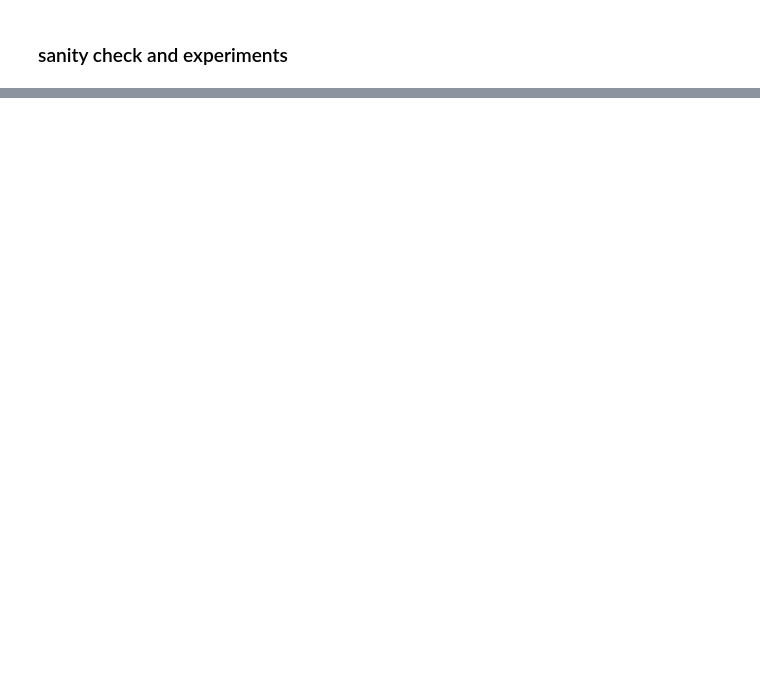
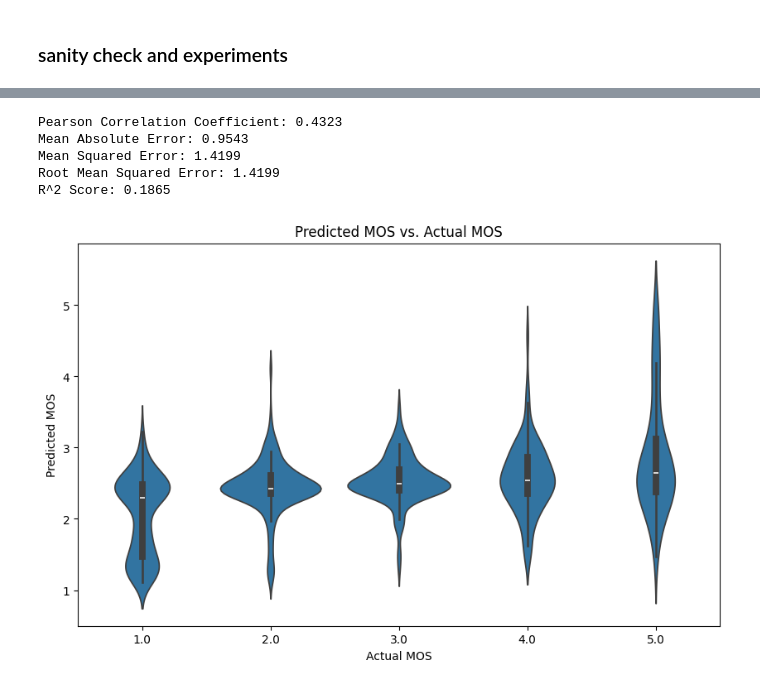
Before and after one commit to asosawelford/tesis, a Jupyter notebook: classifier/simple_mlp.ipynb, the cells around one changed output, grey strips where cells are left out. Cells and saved outputs as stored; diff of their text form; code cells hidden in the pictures; blank space fills up the shorter version.

Commit message:
add evaluation of model

```diff
--- a/classifier/simple_mlp.ipynb
+++ b/classifier/simple_mlp.ipynb
@@ -468,0 +526,10 @@ Predicted MOS Score: 1.737671971321106
+# %%
+# evaluate the model with pearson correlation an MSE
+from sklearn.metrics import mean_absolute_error, mean_squared_error, r2_score
+import pandas as pd
+import matplotlib.pyplot as plt
+import seaborn as sns
+
+# Load the predictions CSV file
+predictions_df = pd.read_csv("/home/aleph/tesis/classifier/test_set_predictions.csv")
+predictions_df.head()
@@ -468,0 +543,31 @@ Predicted MOS Score: 1.737671971321106
+# %%
+# calculate the Pearson correlation coefficient
+dense_mos_corr = predictions_df["predicted_mos"].corr(predictions_df["mos"], method="pearson")
+
+# compute mae, mse, rmse and r2
+mae = mean_absolute_error(predictions_df["mos"], predictions_df["predicted_mos"])
+mse = mean_squared_error(predictions_df["mos"], predictions_df["predicted_mos"])
+rmse = mean_squared_error(predictions_df["mos"], predictions_df["predicted_mos"])
+r2 = r2_score(predictions_df["mos"], predictions_df["predicted_mos"])
+
+print(f"Pearson Correlation Coefficient: {dense_mos_corr:.4f}")
+print(f"Mean Absolute Error: {mae:.4f}")
+print(f"Mean Squared Error: {mse:.4f}")
+print(f"Root Mean Squared Error: {rmse:.4f}")
+print(f"R^2 Score: {r2:.4f}")
+# %% [output]
+Pearson Correlation Coefficient: 0.4323
+Mean Absolute Error: 0.9543
+Mean Squared Error: 1.4199
+Root Mean Squared Error: 1.4199
+R^2 Score: 0.1865
+# %%
+# now, lets plot the same data but with seaborn using a violin plot
+fig, ax = plt.subplots(figsize=(10, 6))
+sns.violinplot(x="mos", y="predicted_mos", data=predictions_df, ax=ax)
+ax.set_title("Predicted MOS vs. Actual MOS")
+ax.set_xlabel("Actual MOS")
+ax.set_ylabel("Predicted MOS")
+plt.show()
+# %% [output]
+[figure, added]
```
Also changed, not shown: parts of 8 cells of this notebook, 2 other files.
